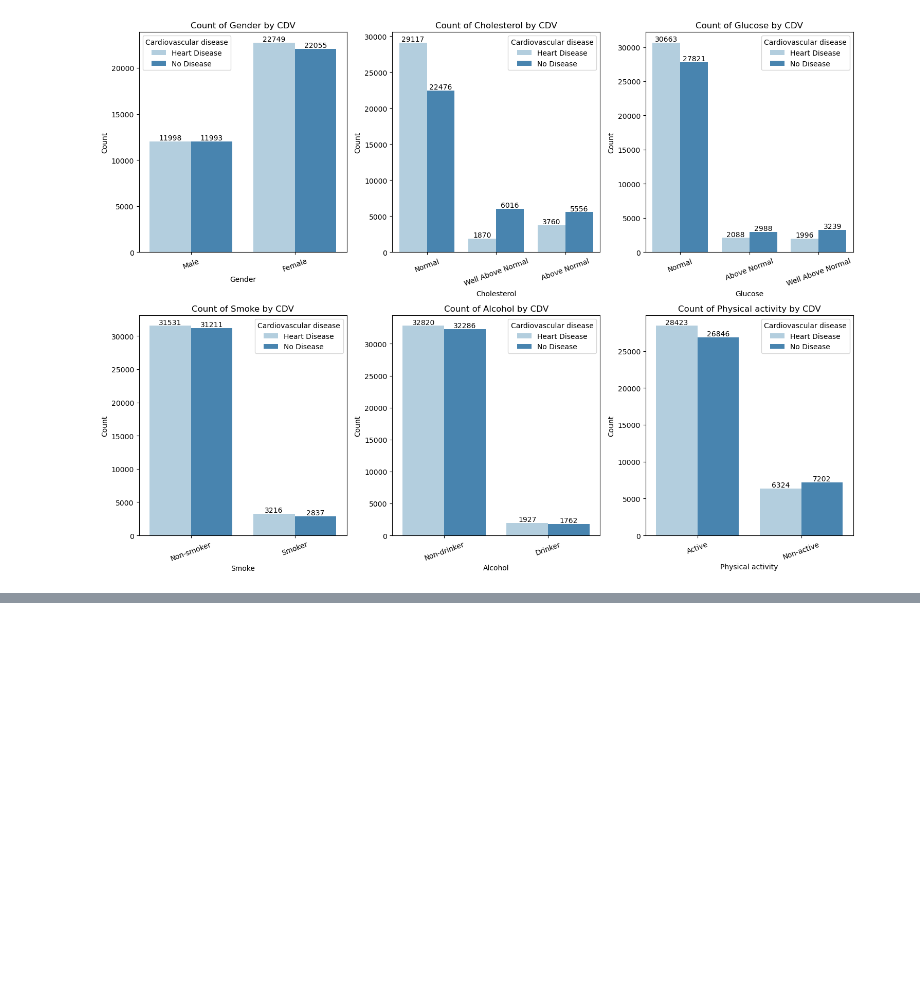
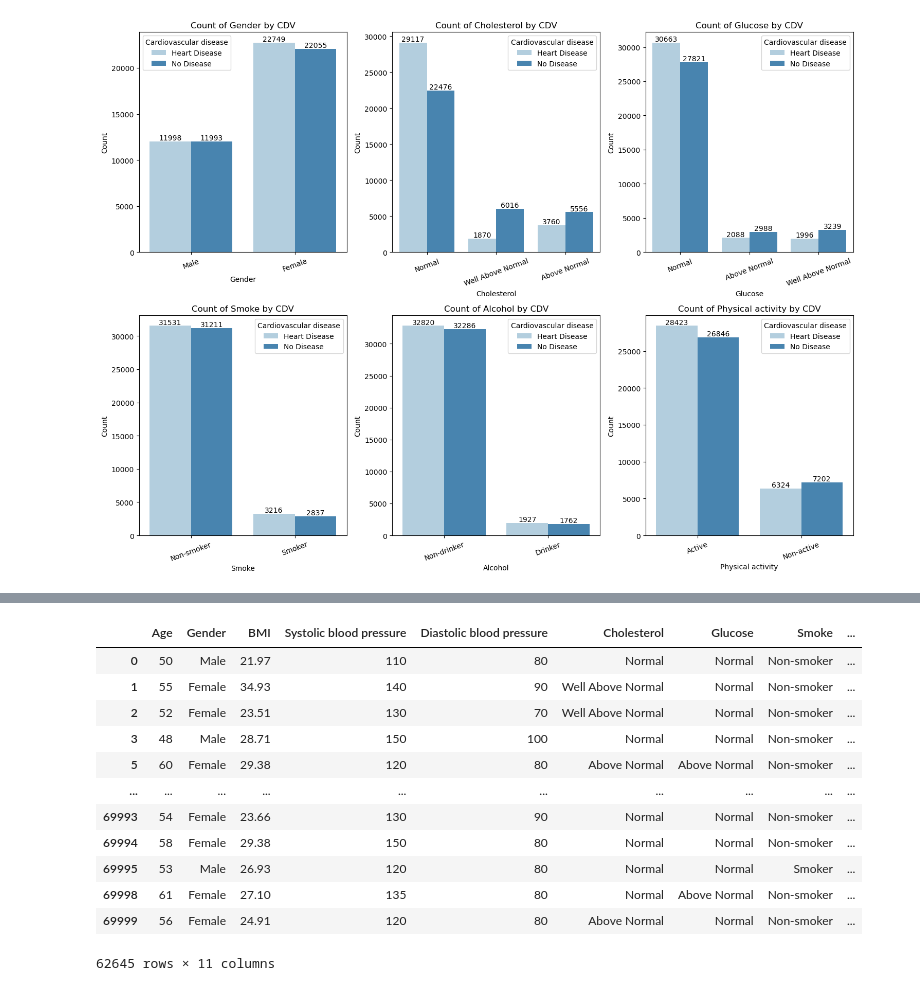
Before and after one commit to AbdullahBera/heart-attack-analysis, a Jupyter notebook: analysis.ipynb, the cells around one changed output, grey strips where cells are left out. Saved outputs shown, nothing was run; the diff lists cells and outputs as text; code cells hidden in the pictures; blank space fills up the shorter version.

```diff
--- a/analysis.ipynb
+++ b/analysis.ipynb
@@ -1138,0 +1167,19 @@ plt.show()
+# %%
+analysis_df = analysis_df[analysis_df["BMI"].apply(lambda x: x not in bmi_outliers_list)]
+analysis_df = analysis_df[analysis_df["Systolic blood pressure"].apply(lambda x: x not in ap_hi_outliers_list)]
+analysis_df = analysis_df[analysis_df["Diastolic blood pressure"].apply(lambda x: x not in ap_lo_outliers_list)]
+analysis_df
+# %% [output]
+|  | Age | Gender | BMI | Systolic blood pressure | Diastolic blood pressure | Cholesterol | Glucose | Smoke | ... |
+| 0 | 50 | Male | 21.97 | 110 | 80 | Normal | Normal | Non-smoker | ... |
+| 1 | 55 | Female | 34.93 | 140 | 90 | Well Above Normal | Normal | Non-smoker | ... |
+| 2 | 52 | Female | 23.51 | 130 | 70 | Well Above Normal | Normal | Non-smoker | ... |
+| 3 | 48 | Male | 28.71 | 150 | 100 | Normal | Normal | Non-smoker | ... |
+| 5 | 60 | Female | 29.38 | 120 | 80 | Above Normal | Above Normal | Non-smoker | ... |
+| ... | ... | ... | ... | ... | ... | ... | ... | ... | ... |
+| 69993 | 54 | Female | 23.66 | 130 | 90 | Normal | Normal | Non-smoker | ... |
+| 69994 | 58 | Female | 29.38 | 150 | 80 | Normal | Normal | Non-smoker | ... |
+| 69995 | 53 | Male | 26.93 | 120 | 80 | Normal | Normal | Smoker | ... |
+| 69998 | 61 | Female | 27.10 | 135 | 80 | Normal | Above Normal | Non-smoker | ... |
+| 69999 | 56 | Female | 24.91 | 120 | 80 | Above Normal | Normal | Non-smoker | ... |
+62645 rows × 11 columns
```
Also changed, not shown: parts of 14 cells of this notebook.
